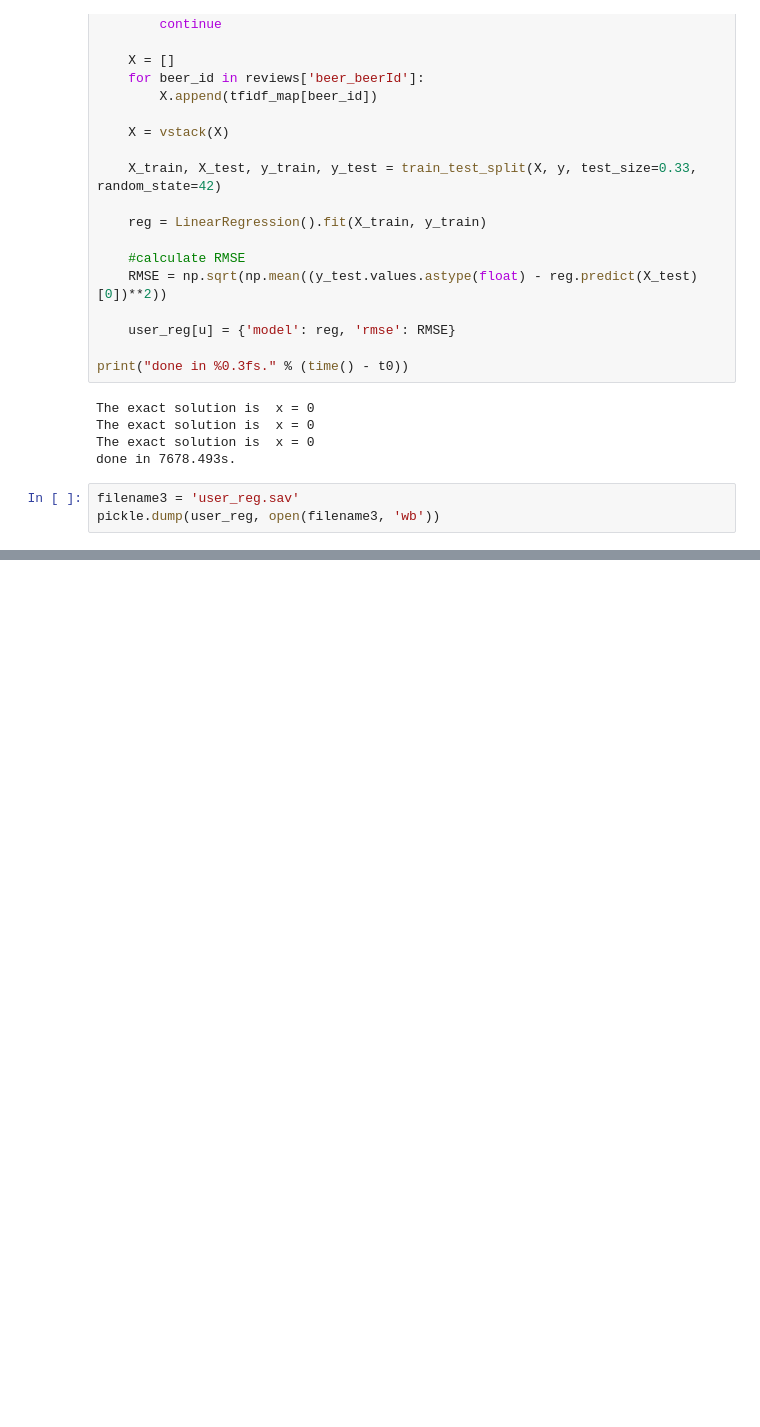
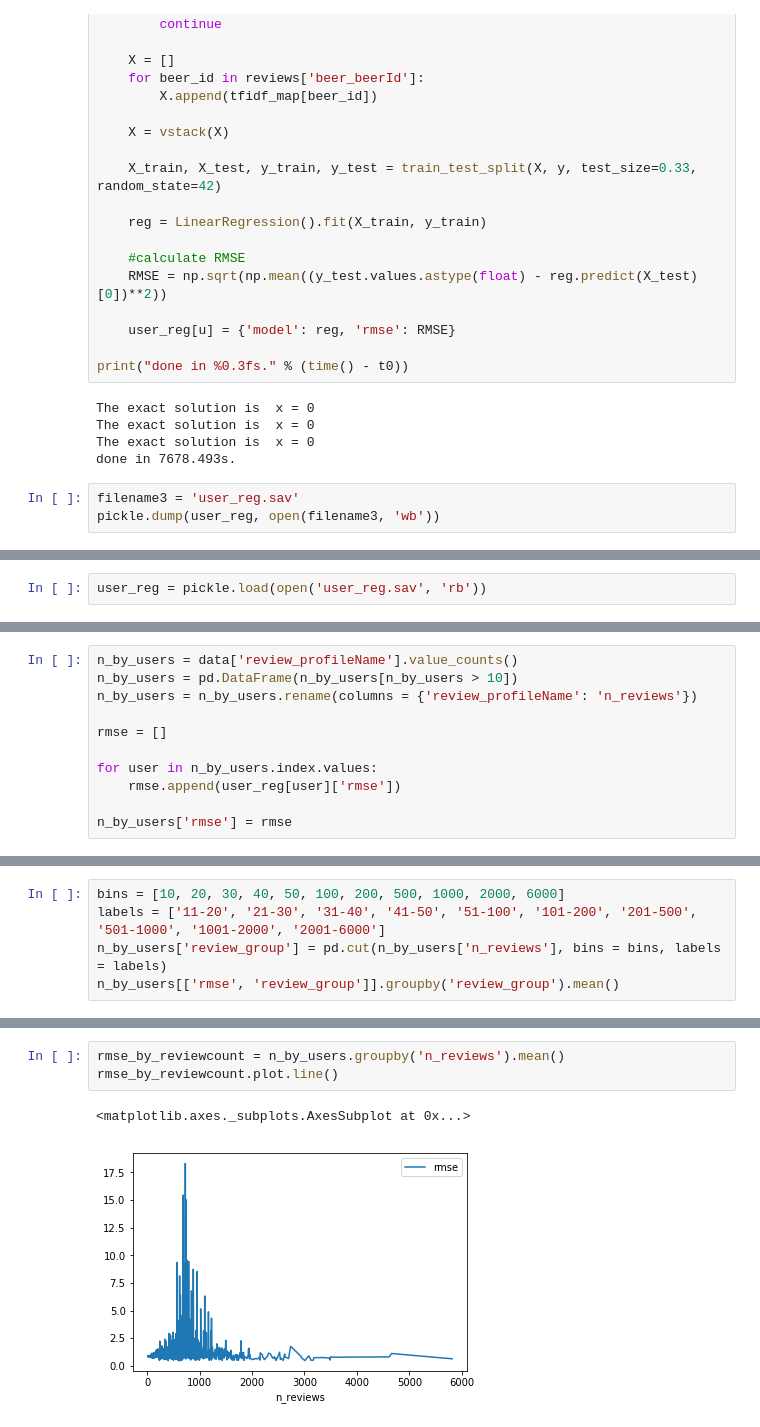
Before and after one commit to thegreatwarlo/BeerPersonalization, a Jupyter notebook: Final Submission/text_features.ipynb, the cells around one changed output, grey strips where cells are left out. Saved outputs shown, nothing was run; the diff lists cells and outputs as text; blank space fills up the shorter version.

Commit message:
added graph of average rmse by user group

```diff
--- a/Final Submission/text_features.ipynb
+++ b/Final Submission/text_features.ipynb
@@ -238,3 +239,5 @@ pickle.dump(user_reg, open(filename3, 'wb'))
+# %%
+user_reg = pickle.load(open('user_reg.sav', 'rb'))
 # %%
 np.mean([value['rmse'] for index, value in user_reg.iteritems()])
 # %% [output]
@@ -241,0 +245,11 @@ np.mean([value['rmse'] for index, value in user_reg.iteritems()])
+# %%
+n_by_users = data['review_profileName'].value_counts()
+n_by_users = pd.DataFrame(n_by_users[n_by_users > 10])
+n_by_users = n_by_users.rename(columns = {'review_profileName': 'n_reviews'})
+
+rmse = []
+
+for user in n_by_users.index.values:
+    rmse.append(user_reg[user]['rmse'])
+
+n_by_users['rmse'] = rmse
@@ -241,0 +278,5 @@ np.mean([value['rmse'] for index, value in user_reg.iteritems()])
+# %%
+bins = [10, 20, 30, 40, 50, 100, 200, 500, 1000, 2000, 6000]
+labels = ['11-20', '21-30', '31-40', '41-50', '51-100', '101-200', '201-500', '501-1000', '1001-2000', '2001-6000']
+n_by_users['review_group'] = pd.cut(n_by_users['n_reviews'], bins = bins, labels = labels)
+n_by_users[['rmse', 'review_group']].groupby('review_group').mean()
@@ -241,0 +311,6 @@ np.mean([value['rmse'] for index, value in user_reg.iteritems()])
+# %%
+rmse_by_reviewcount = n_by_users.groupby('n_reviews').mean()
+rmse_by_reviewcount.plot.line()
+# %% [output]
+<matplotlib.axes._subplots.AxesSubplot at 0x...>
+[figure, added]
```
Also changed, not shown: parts of 9 cells of this notebook.
